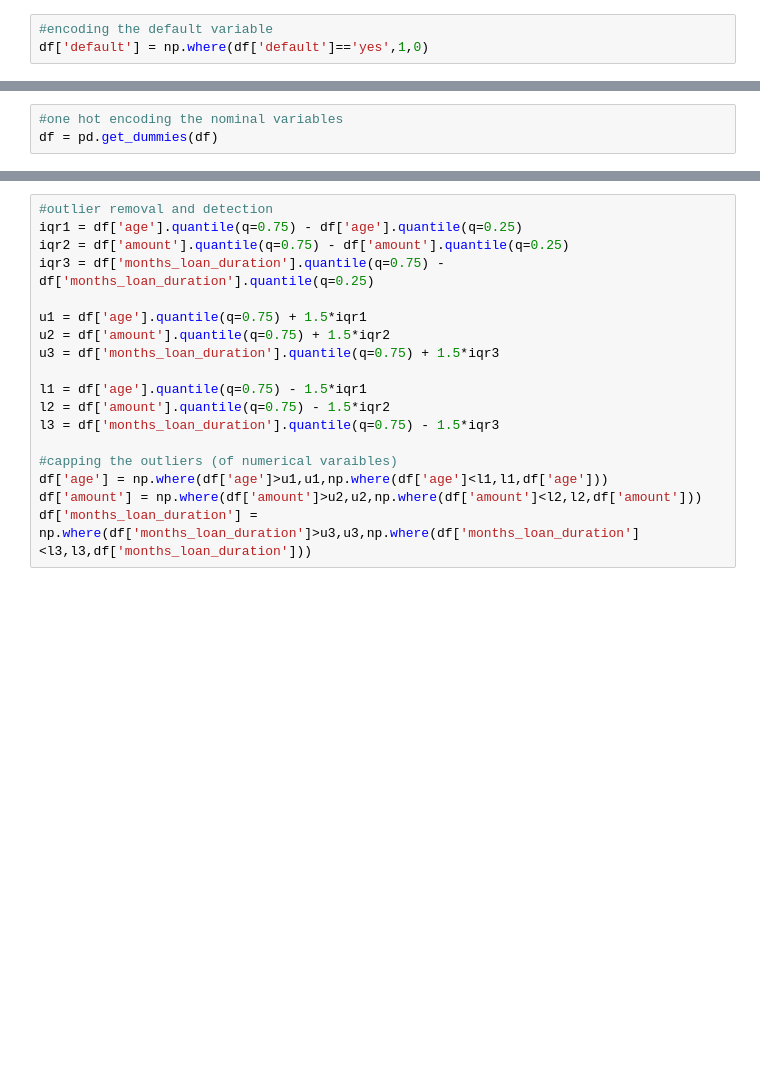
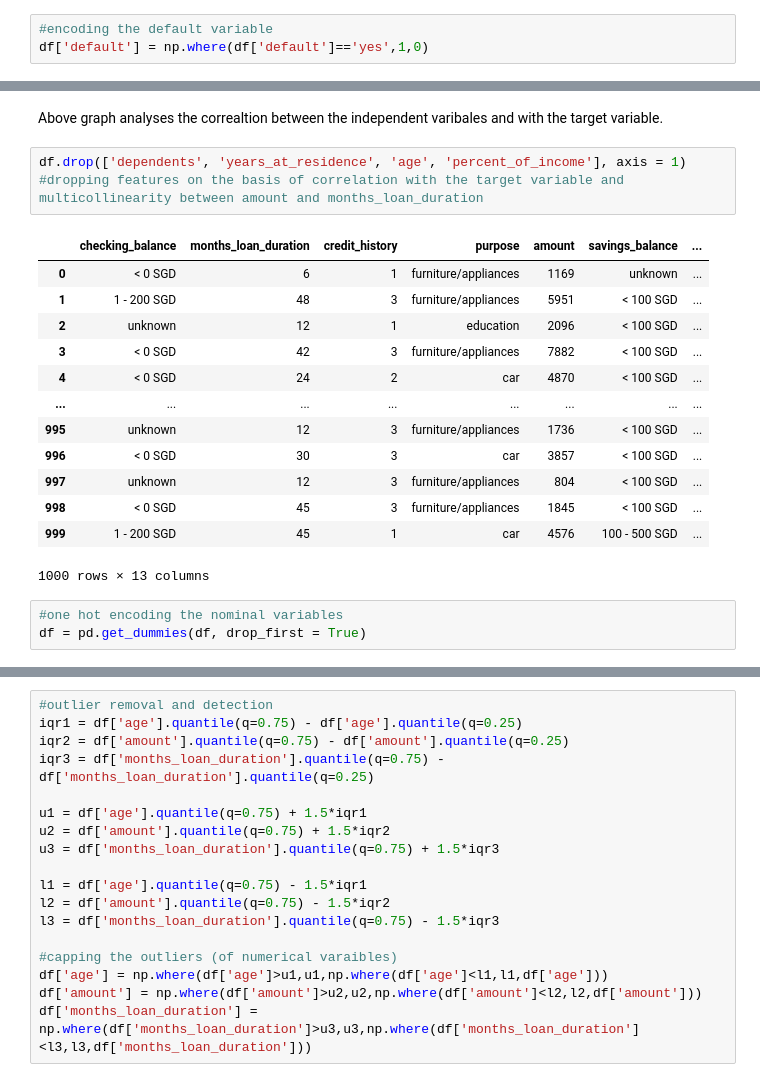
Before and after one commit to devroopsaha744/MLCOE-TASK-2, a Jupyter notebook: MLCOE_Task_2_Classification_task.ipynb, the cells around one changed output, grey strips where cells are left out. Saved outputs shown, nothing was run; the diff lists cells and outputs as text; blank space fills up the shorter version.

```diff
--- a/MLCOE_Task_2_Classification_task.ipynb
+++ b/MLCOE_Task_2_Classification_task.ipynb
@@ -405,6 +428,25 @@ df['default'] = np.where(df['default']=='yes',1,0)
+# %% [markdown]
+Above graph analyses the correaltion between the independent varibales and with the target variable.
+# %%
+df.drop(['dependents', 'years_at_residence', 'age', 'percent_of_income'], axis = 1)
+#dropping features on the basis of correlation with the target variable and multicollinearity between amount and months_loan_duration
+# %% [output]
+|  | checking_balance | months_loan_duration | credit_history | purpose | amount | savings_balance | ... |
+| 0 | < 0 SGD | 6 | 1 | furniture/appliances | 1169 | unknown | ... |
+| 1 | 1 - 200 SGD | 48 | 3 | furniture/appliances | 5951 | < 100 SGD | ... |
+| 2 | unknown | 12 | 1 | education | 2096 | < 100 SGD | ... |
+| 3 | < 0 SGD | 42 | 3 | furniture/appliances | 7882 | < 100 SGD | ... |
+| 4 | < 0 SGD | 24 | 2 | car | 4870 | < 100 SGD | ... |
+| ... | ... | ... | ... | ... | ... | ... | ... |
+| 995 | unknown | 12 | 3 | furniture/appliances | 1736 | < 100 SGD | ... |
+| 996 | < 0 SGD | 30 | 3 | car | 3857 | < 100 SGD | ... |
+| 997 | unknown | 12 | 3 | furniture/appliances | 804 | < 100 SGD | ... |
+| 998 | < 0 SGD | 45 | 3 | furniture/appliances | 1845 | < 100 SGD | ... |
+| 999 | 1 - 200 SGD | 45 | 1 | car | 4576 | 100 - 500 SGD | ... |
+1000 rows × 13 columns
 # %%
 #one hot encoding the nominal variables
-df = pd.get_dummies(df)
+df = pd.get_dummies(df, drop_first = True)
 # %%
 df
 # %% [output]
```
Also changed, not shown: parts of 21 cells of this notebook.
